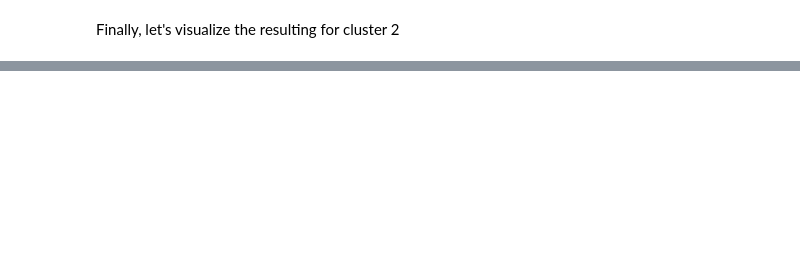
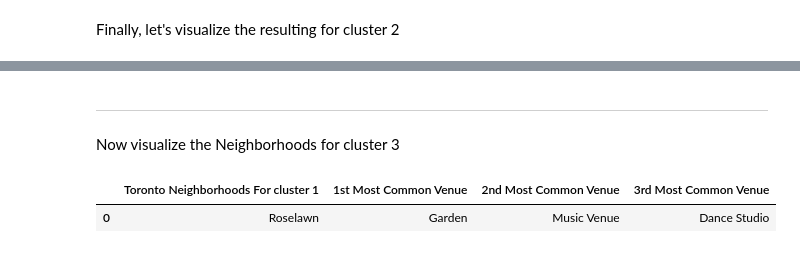
Before and after one commit to yeinel/The-Battle-of-Neighborhoods, a Jupyter notebook: The-Battle-of-Neighborhoods-week2.ipynb, the cells around one changed output, grey strips where cells are left out. Cells and saved outputs as stored; diff of their text form; code cells hidden in the pictures; blank space fills up the shorter version.

```diff
--- a/The-Battle-of-Neighborhoods-week2.ipynb
+++ b/The-Battle-of-Neighborhoods-week2.ipynb
@@ -1097,0 +1196,19 @@ Finally, let's visualize the resulting for cluster 2
+# %% [markdown]
+---
+Now visualize the Neighborhoods for cluster 3
+# %%
+#for Toronto
+toronto_merged_cluster_3 = toronto_merged[toronto_merged["Cluster Labels"] == 3]
+toronto_merged_cluster_3 = toronto_merged_cluster_3[pd.notnull(toronto_merged_cluster_3['Cluster Labels'])].reset_index()
+toronto_merged_cluster_3_temp = pd.DataFrame(toronto_merged_cluster_3[["Neighborhood","1st Most Common Venue","2nd Most Common Venue","3rd Most Common Venue"]])
+toronto_merged_cluster_3_temp.rename(columns={"Neighborhood": "Toronto Neighborhoods For cluster 1"},inplace=True)
+#for manhattan
+manhattan_merged_cluster_3 = manhattan_merged[manhattan_merged["Cluster Labels"] == 3].reset_index()
+manhattan_merged_cluster_3 = manhattan_merged_cluster_3[pd.notnull(manhattan_merged_cluster_3['Cluster Labels'])]
+manhattan_merged_cluster_3_temp = pd.DataFrame(manhattan_merged_cluster_3[["Neighborhood","1st Most Common Venue","2nd Most Common Venue","3rd Most Common Venue"]])
+manhattan_merged_cluster_3_temp.rename(columns={"Neighborhood": "New York Neighborhoods For cluster 1"},inplace=True)
+
+display_side_by_side(toronto_merged_cluster_3_temp,manhattan_merged_cluster_3_temp)
+# %% [output]
+|  | Toronto Neighborhoods For cluster 1 | 1st Most Common Venue | 2nd Most Common Venue | 3rd Most Common Venue |
+| 0 | Roselawn | Garden | Music Venue | Dance Studio |
```
Also changed, not shown: parts of 21 cells of this notebook.
